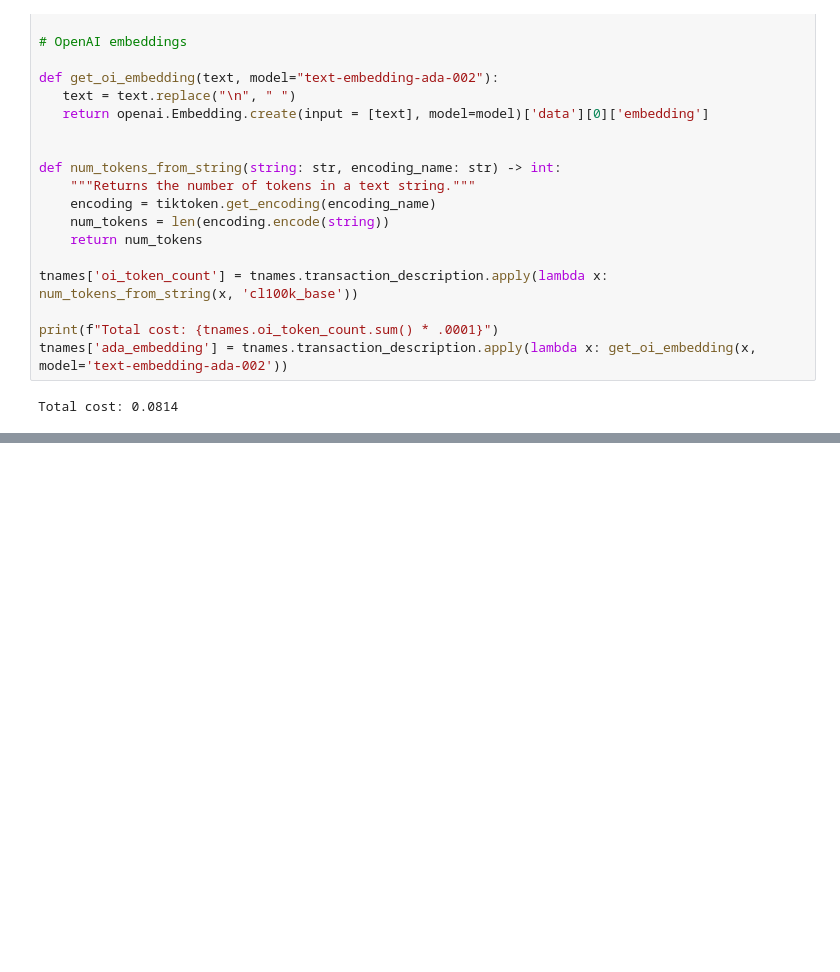
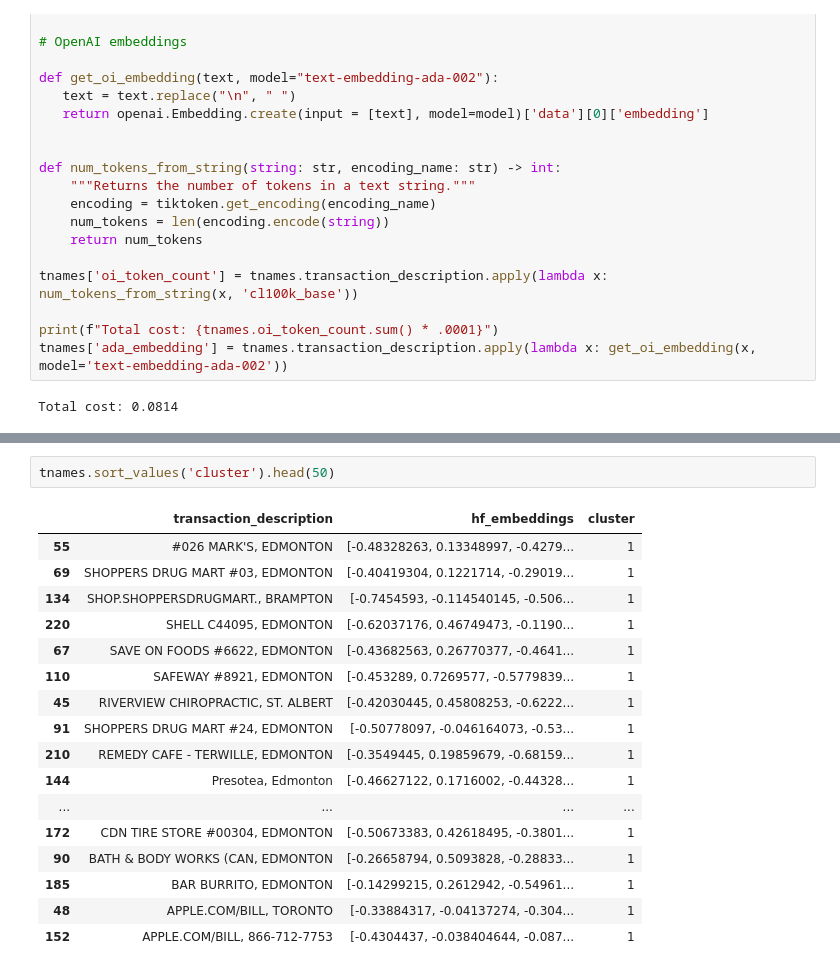
Before and after one commit to fmeiraf/LLM-budget-assistant, a Jupyter notebook: app/notebooks/transaction_parsing_tests.ipynb, the cells around one changed output, grey strips where cells are left out. Saved outputs shown, nothing was run; the diff lists cells and outputs as text; blank space fills up the shorter version.

```diff
--- a/app/notebooks/transaction_parsing_tests.ipynb
+++ b/app/notebooks/transaction_parsing_tests.ipynb
@@ -189,0 +366,20 @@ tnames.loc[:, ['transaction_description', 'similar_hf', 'similar_ada']].iloc[0:4
+# %%
+tnames.sort_values('cluster').head(50)
+# %% [output]
+|  | transaction_description | hf_embeddings | cluster |
+| 55 | #026 MARK'S, EDMONTON | [-0.48328263, 0.13348997, -0.4279... | 1 |
+| 69 | SHOPPERS DRUG MART #03, EDMONTON | [-0.40419304, 0.1221714, -0.29019... | 1 |
+| 134 | SHOP.SHOPPERSDRUGMART., BRAMPTON | [-0.7454593, -0.114540145, -0.506... | 1 |
+| 220 | SHELL C44095, EDMONTON | [-0.62037176, 0.46749473, -0.1190... | 1 |
+| 67 | SAVE ON FOODS #6622, EDMONTON | [-0.43682563, 0.26770377, -0.4641... | 1 |
+| 110 | SAFEWAY #8921, EDMONTON | [-0.453289, 0.7269577, -0.5779839... | 1 |
+| 45 | RIVERVIEW CHIROPRACTIC, ST. ALBERT | [-0.42030445, 0.45808253, -0.6222... | 1 |
+| 91 | SHOPPERS DRUG MART #24, EDMONTON | [-0.50778097, -0.046164073, -0.53... | 1 |
+| 210 | REMEDY CAFE - TERWILLE, EDMONTON | [-0.3549445, 0.19859679, -0.68159... | 1 |
+| 144 | Presotea, Edmonton | [-0.46627122, 0.1716002, -0.44328... | 1 |
+| ... | ... | ... | ... |
+| 172 | CDN TIRE STORE #00304, EDMONTON | [-0.50673383, 0.42618495, -0.3801... | 1 |
+| 90 | BATH & BODY WORKS (CAN, EDMONTON | [-0.26658794, 0.5093828, -0.28833... | 1 |
+| 185 | BAR BURRITO, EDMONTON | [-0.14299215, 0.2612942, -0.54961... | 1 |
+| 48 | APPLE.COM/BILL, TORONTO | [-0.33884317, -0.04137274, -0.304... | 1 |
+| 152 | APPLE.COM/BILL, 866-712-7753 | [-0.4304437, -0.038404644, -0.087... | 1 |
```
Also changed, not shown: parts of 11 cells of this notebook.
